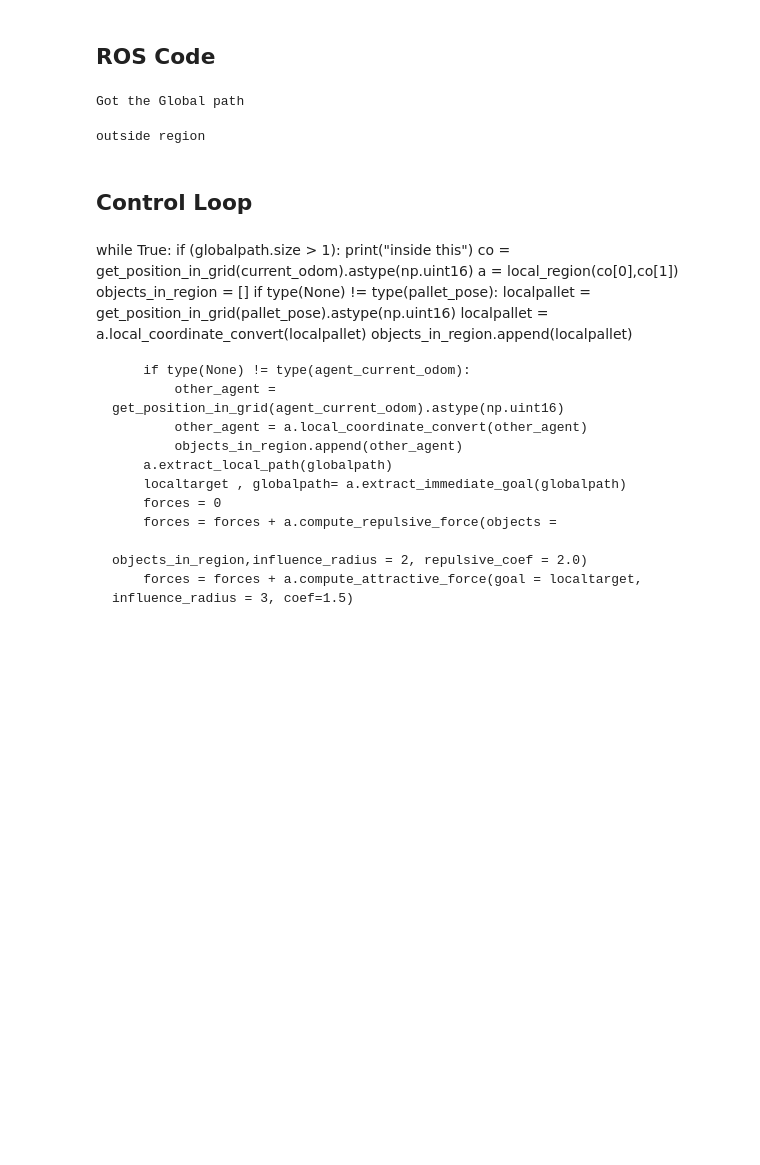
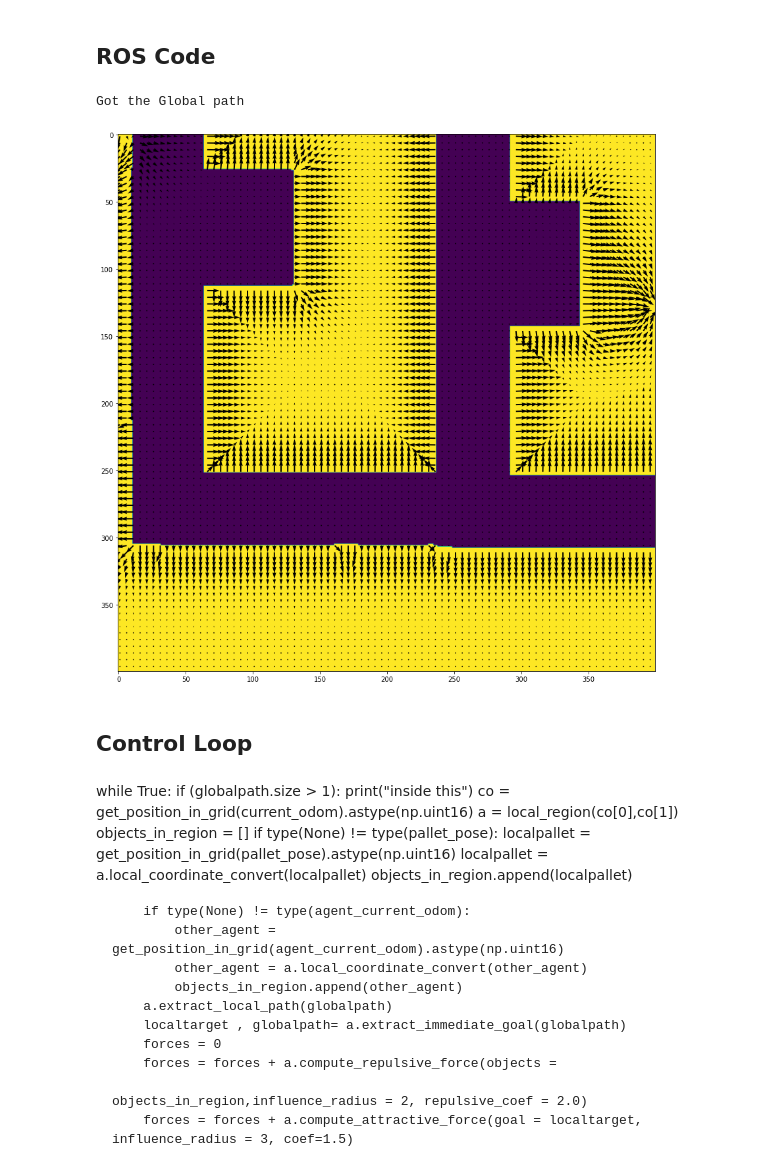
Before and after one commit to scifiswapnil/decentralized-payload-transport, a Jupyter notebook: src/jackal_workspace/scripts/LocalPlanner.ipynb, the cells around one changed output. Cells and saved outputs as stored; diff of their text form; code cells hidden in the pictures; blank space fills up the shorter version.

```diff
--- a/src/jackal_workspace/scripts/LocalPlanner.ipynb
+++ b/src/jackal_workspace/scripts/LocalPlanner.ipynb
@@ -348,94 +340,25 @@ viz_plot.show()
 # %%
-from matplotlib import cm
 cmd = traj_point()
 co = get_position_in_grid(current_odom).astype(np.uint16)
 a = local_region(co[0],co[1])
 objects_in_region = []
 if type(None) != type(pallet_pose):
     localpallet = get_position_in_grid(pallet_pose).astype(np.uint16)
     localpallet = a.local_coordinate_convert(localpallet)
     objects_in_region.append(localpallet)
 
 if type(None) != type(agent_current_odom):
     other_agent = get_position_in_grid(agent_current_odom).astype(np.uint16)
     other_agent = a.local_coordinate_convert(other_agent)
     objects_in_region.append(other_agent)
 a.extract_local_path(globalpath)
 localtarget , globalpath= a.extract_immediate_goal(globalpath)
 forces = 0
-forces = forces + a.compute_map_repulsive_force(influence_radius = 1.8, repulsive_coef = 1.5)
-forces = forces + a.compute_repulsive_force(objects = objects_in_region,influence_radius = 2.8, repulsive_coef = 1.5)
-forces = forces + a.compute_attractive_force(goal = localtarget, influence_radius = 60, coef=1.1)
+forces = forces + a.compute_map_repulsive_force(influence_radius = 2.1, repulsive_coef = 4.5)
+forces = forces + a.compute_repulsive_force(objects = objects_in_region,influence_radius = 2.5,repulsive_coef = 4.5)
+forces = forces + a.compute_attractive_force(goal = localtarget, influence_radius = 5.5, coef=2.5)
 no_problem = True
-for i in range (len(objects_in_region)):
-    if((objects_in_region[i][0] - 200)**2 + (objects_in_region[i][1] - 200)**2) >= 50**2:
-        no_problem = False
-if (no_problem):
-    route = a.gradient_planner(forces,[200,200])
-    viz_plot = a.visualize_forces(forces)
-    viz_plot.plot(route[:,0],route[:,1],"go--",linewidth=3,markersize=6,label="Local Path")
-    viz_plot.plot(a.get_local_path()[:,0],a.get_local_path()[:,1],"bo--",linewidth=3,markersize=10,label="Global Path")
-    if type(None) != type(pallet_pose):
-        viz_plot.plot(localpallet[0],localpallet[1],"co",markersize=15,label="Pallet")
-    viz_plot.plot(localtarget[0],localtarget[1],"mo",markersize=15,label="Local Target")
-    if type(None) != type(agent_current_odom):
-        viz_plot.plot(other_agent[0],other_agent[1],"ro",markersize=15,label="Other agent")
-    viz_plot.plot(200,200,"rX",markersize=15,label="Robot")
-    viz_plot.legend(loc="upper left",labelspacing=1,prop={'weight':'bold'},facecolor="w",framealpha=1)
-    img_no = img_no + 1
-    viz_plot.savefig("/home/scifiswapnil/Desktop/jackal_ws/log/2dplot_"+str(img_no)+".png")
-
-
-    xx, yy = np.mgrid[0:400, 0:400]
-    fig = plt.figure(figsize=(10,10))
-    ax = fig.add_subplot(111, projection='3d')
-    ax.view_init(elev=55, azim=345)
-    ax.plot_surface(xx, yy, forces,cmap=cm.coolwarm,linewidth=0, antialiased=False,alpha=.4)
-    ax.plot(route[:,1],route[:,0],"go--",linewidth=3,markersize=10,label="Local Path")
-    ax.plot(a.get_local_path()[:,1],a.get_local_path()[:,0],"bo--",linewidth=3,markersize=10,label="Global Path")
-    if type(None) != type(pallet_pose):
-        ax.plot(localpallet[1],localpallet[0],"co",markersize=15,label="Pallet")
-    ax.plot(localtarget[1],localtarget[0],"mo",markersize=15,label="Local Target")
-    if type(None) != type(agent_current_odom):
-        ax.plot(other_agent[1],other_agent[0],"ro",markersize=15,label="Other agent")
-    ax.plot(200,200,"rX",markersize=15,label="Robot")
-    ax.legend(loc="upper left",labelspacing=1,prop={'weight':'bold'},facecolor="w",framealpha=1)
-    plt.savefig("/home/scifiswapnil/Desktop/jackal_ws/log/3dplot_"+str(img_no)+".png")
-
-
-    cmd.pose.header.frame_id = "map"
-    op = grid2meters(a.global_coordinate_convert(route[-2,:]))
-    cmd.pose.pose.position.x = op[0]
-    cmd.pose.pose.position.y = op[1]
-    trajectory_pub.publish(cmd)
-    if(globalpath.size > 0):
-        pass
-    else:
-        testco = get_position_in_grid(current_odom).astype(np.uint16)
-        final_path_array = get_line(testco[0],testco[1],final_point[0],final_point[1])
-        for i in range(5,len(final_path_array),3):
-            co = get_position_in_grid(current_odom).astype(np.uint16)
-            a = local_region(co[0],co[1])
-            viz_plot = a.visualize_forces(forces)
-            viz_plot.plot(route[:,0],route[:,1],"go--",linewidth=3,markersize=10,label="Local Path")
-            # viz_plot.plot(a.get_local_path()[:,0],a.get_local_path()[:,1],"bo--",linewidth=3,markersize=10,label="Global Path")
-            if type(None) != type(pallet_pose):
-                viz_plot.plot(localpallet[0],localpallet[1],"co",markersize=15,label="Pallet")
-            viz_plot.plot(localtarget[0],localtarget[1],"mo",markersize=15,label="Local Target")
-            if type(None) != type(agent_current_odom):
-                viz_plot.plot(other_agent[0],other_agent[1],"ro",markersize=15,label="Other agent")
-            viz_plot.plot(200,200,"rX",markersize=15,label="Robot")
-            viz_plot.legend(loc="upper left",labelspacing=1,prop={'weight':'bold'},facecolor="w",framealpha=1)
-            img_no = img_no + 1
-            viz_plot.savefig("/home/scifiswapnil/Desktop/jackal_ws/log/plot_"+str(img_no)+".png")
-            cmd.pose.header.frame_id = "map"
-            op = grid2meters(final_path_array[i])
-            cmd.pose.pose.position.x = op[0]
-            cmd.pose.pose.position.y = op[1]
-            trajectory_pub.publish(cmd)
-            time.sleep(0.5)
-else:
-    print("outside region")
+viz_plot = a.visualize_forces(forces)
 # %% [output]
-outside region
+[figure, added]
 # %% [markdown]
```
Also changed, not shown: parts of 5 cells of this notebook, 21 other files.
